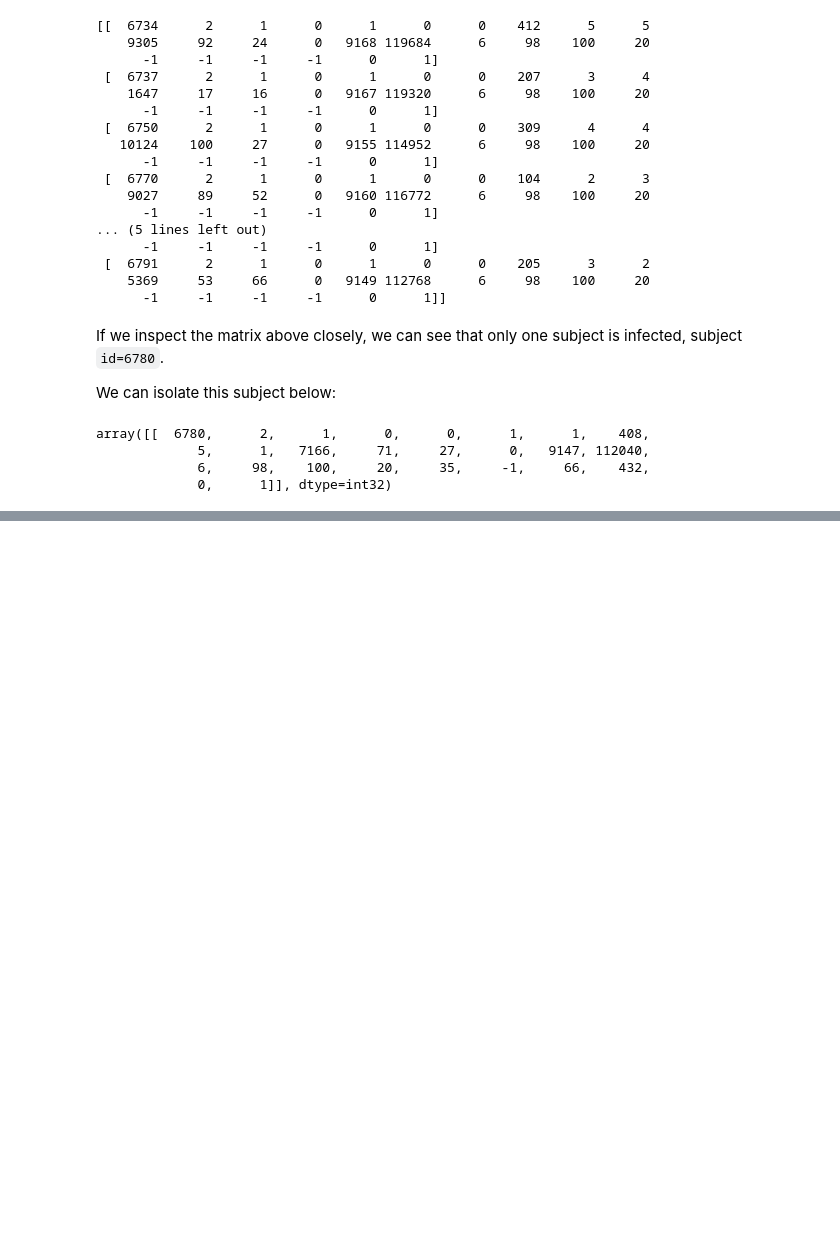
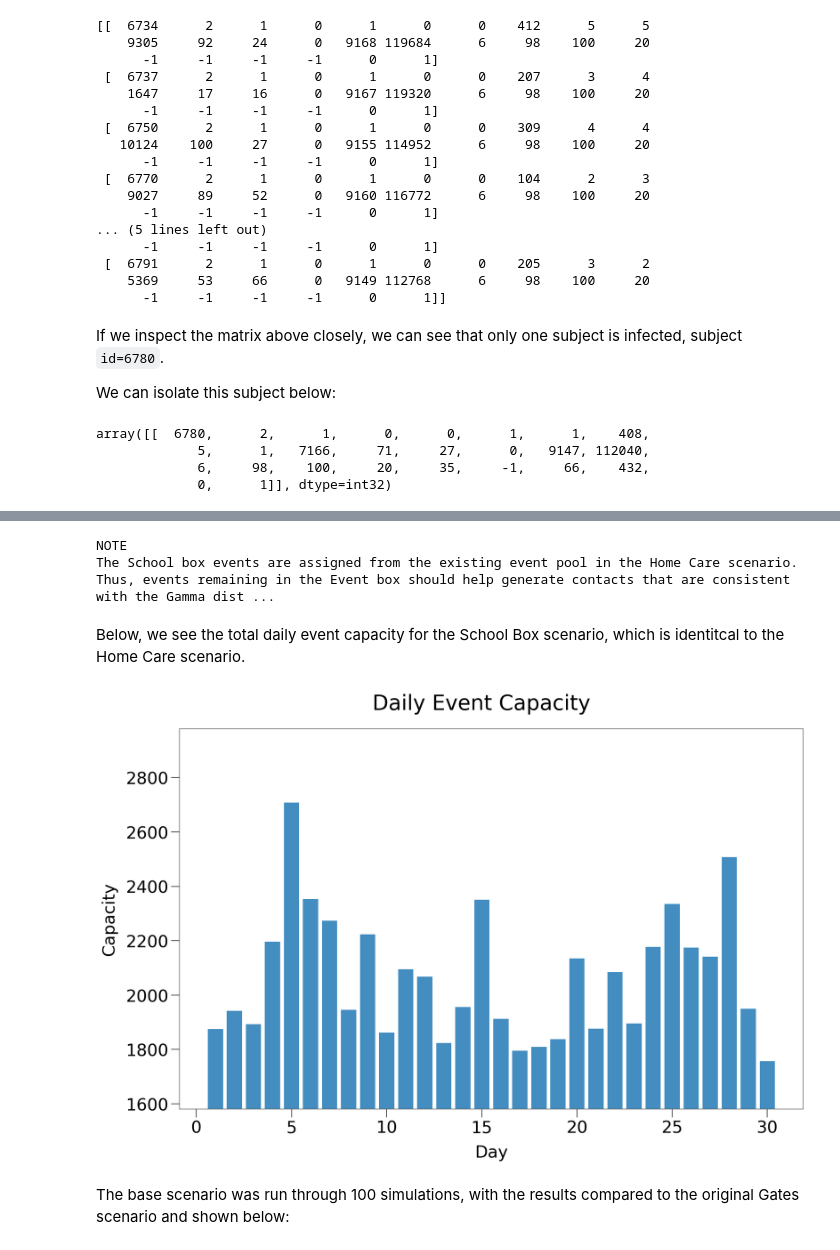
Before and after one commit to rjskene/rknotdocs, a Jupyter notebook: docs/load.ipynb, the cells around one changed output, grey strips where cells are left out. Drawn from its saved outputs; the diff is of its cells as text; code cells hidden in the pictures; blank space fills up the shorter version.

```diff
--- a/docs/load.ipynb
+++ b/docs/load.ipynb
@@ -1736,0 +1834,54 @@ One possibility is to implement a testing regime.
+# %%
+from IPython.core.display import display, HTML
+from rknot.notebook import make_warning
+
+title = 'NOTE'
+body = 'The School box events are assigned from the existing event pool'
+body += ' in the Home Care scenario. Thus, events remaining in the Event box should'
+body += ' help generate contacts that are consistent with the Gamma distribution'
+body += ' across the entire sim.'
+
+display(HTML(make_warning(title, body)))
+# %% [output]
+NOTE
+The School box events are assigned from the existing event pool in the Home Care scenario. Thus, events remaining in the Event box should help generate contacts that are consistent with the Gamma dist ...
+# %% [markdown]
+Below, we see the total daily event capacity for the School Box scenario, which is identitcal to the Home Care scenario.
+# %%
+start_ticks = np.array([e.start_tick for e in events])
+caps = np.array([e.capacity for e in events])
+
+c = {}
+for start_tick, cap in zip(start_ticks, caps):
+    if start_tick in c:
+        c[start_tick] += cap
+    else:
+        c[start_tick] = cap
+
+fig, ax = plt.subplots(1,1,figsize=(16,10))
+ax.bar(c.keys(), c.values())
+ax.set_xlabel('Day')
+ax.set_ylabel('Capacity')
+ax.set_ylim(min(c.values())*0.9, max(c.values())*1.1)
+plt.suptitle('Daily Event Capacity', y=0.95)
+plt.show()
+# %% [output]
+[figure, added]
+# %%
+import numpy as np
+from rknot.notebook import curve_table, md
+
+from rknot.helpers import ShelfHelp
+
+file = 'tests/data/load_school_events'
+key = 'load_school_events_iters_RESULTS'
+
+args = []
+with ShelfHelp(file, key, no_input=True, load=True) as sh:
+    n1, sim_tmr, c1, nsecs1, res1 = sh.values(*args)
+
+text = f'The base scenario was run through {n1} simulations, with'
+text += ' the results compared to the original Gates scenario and shown below:'
+md(text)
+# %% [output]
+The base scenario was run through 100 simulations, with the results compared to the original Gates scenario and shown below:
```
Also changed, not shown: parts of 35 cells of this notebook, 21 other files.
